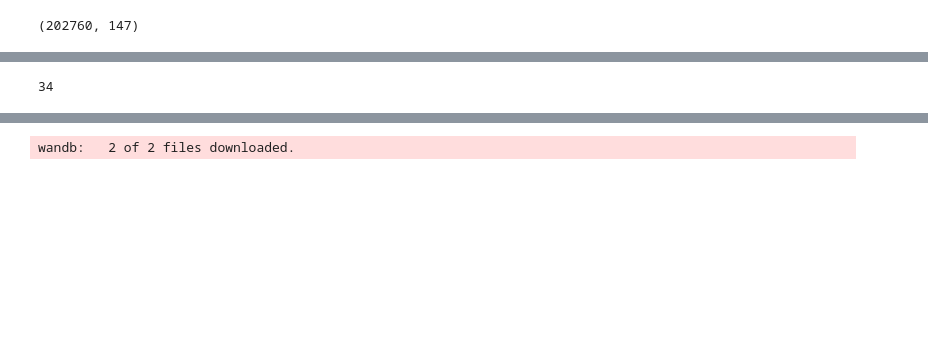
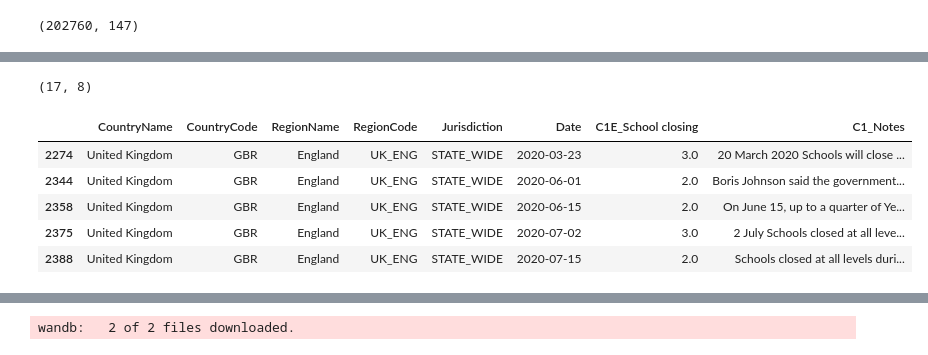
Before and after one commit to danyoungday/neuro-san-prana, a Jupyter notebook: data/edav.ipynb, the cells around one changed output, grey strips where cells are left out. Saved outputs shown, nothing was run; the diff lists cells and outputs as text; code cells hidden in the pictures; blank space fills up the shorter version.

```diff
--- a/data/edav.ipynb
+++ b/data/edav.ipynb
@@ -155,15 +241,22 @@ EconomicSupportIndex
 # %%
 c1_cols = ["C1E_School closing", "C1_Notes"]
 index_cols = ["CountryName", "CountryCode", "RegionName", "RegionCode", "Jurisdiction", "Date"]
 c1 = df[index_cols + c1_cols]
-# c1 = c1[c1["RegionName"] == "Texas"]
-c1 = c1[c1["CountryName"] == "United Kingdom"]
+c1 = c1[c1["RegionName"] == "England"]
+# c1 = c1[c1["CountryName"] == "United Kingdom"]
 c1 = c1.dropna(subset=c1_cols)
 c1["Date"] = pd.to_datetime(c1["Date"], format="%Y%m%d")
 c1 = c1.sort_values(by=["Date"])
+print(c1.shape)
 c1.head()
 # %% [output]
-34
+(17, 8)
+|  | CountryName | CountryCode | RegionName | RegionCode | Jurisdiction | Date | C1E_School closing | C1_Notes |
+| 2274 | United Kingdom | GBR | England | UK_ENG | STATE_WIDE | 2020-03-23 | 3.0 | 20 March 2020 Schools will close ... |
+| 2344 | United Kingdom | GBR | England | UK_ENG | STATE_WIDE | 2020-06-01 | 2.0 | Boris Johnson said the government... |
+| 2358 | United Kingdom | GBR | England | UK_ENG | STATE_WIDE | 2020-06-15 | 2.0 | On June 15, up to a quarter of Ye... |
+| 2375 | United Kingdom | GBR | England | UK_ENG | STATE_WIDE | 2020-07-02 | 3.0 | 2 July Schools closed at all leve... |
+| 2388 | United Kingdom | GBR | England | UK_ENG | STATE_WIDE | 2020-07-15 | 2.0 | Schools closed at all levels duri... |
 # %%
 c1["Jurisdiction"].value_counts()
 # %% [output]
```
Also changed, not shown: parts of 11 cells of this notebook, 6 other files.
